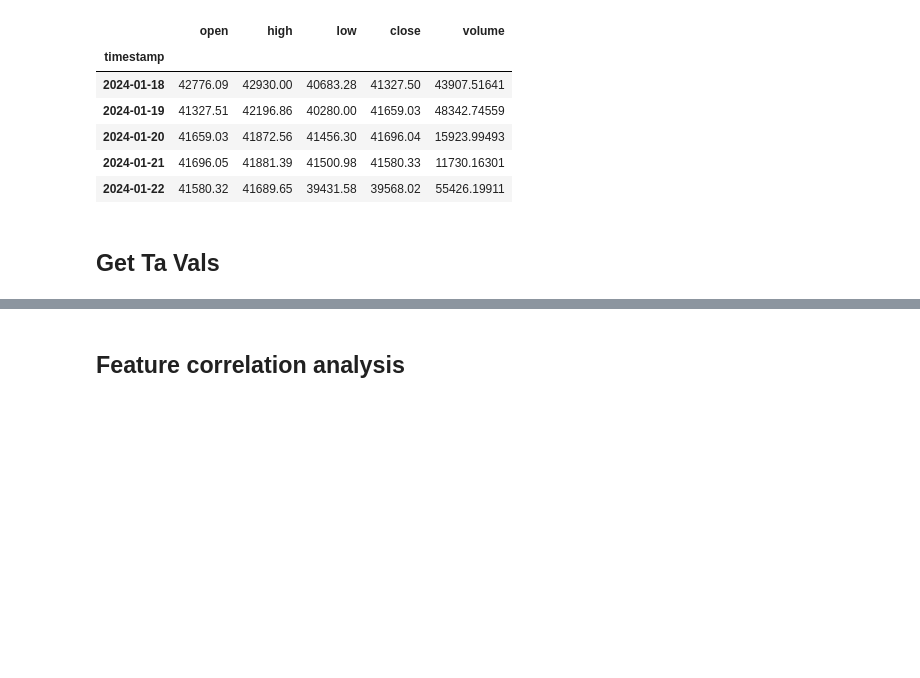
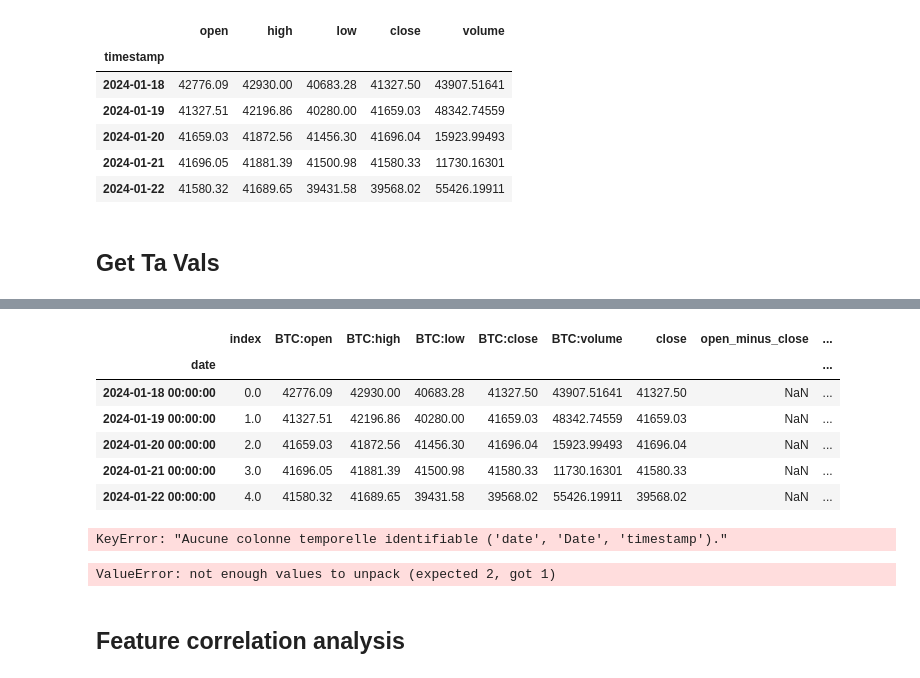
Before and after one commit to nicolassalok1/TimeSeries, a Jupyter notebook: chapter11/TensorTrade_Optuna_orig.ipynb, the cells around one changed output, grey strips where cells are left out. Cells and saved outputs as stored; diff of their text form; code cells hidden in the pictures; blank space fills up the shorter version.

```diff
--- a/chapter11/TensorTrade_Optuna_orig.ipynb
+++ b/chapter11/TensorTrade_Optuna_orig.ipynb
@@ -274,7 +303,7 @@ df = ta_df
 # %%
 
-df['obv'] = ta.volume.OnBalanceVolumeIndicator(df['close'], df['volume']).on_balance_volume()
-df['atr'] = ta.volatility.AverageTrueRange(df['high'], df['low'], df['close']).average_true_range()
+df['obv'] = ta.volume.OnBalanceVolumeIndicator(df['close'], df['BTC:volume']).on_balance_volume()
+df['atr'] = ta.volatility.AverageTrueRange(df['BTC:high'], df['BTC:low'], df['close']).average_true_range()
 df['bb_upper_cross'] = ta.volatility.BollingerBands(df['close']).bollinger_hband_indicator()
 df['bb_lower_cross'] = ta.volatility.BollingerBands(df['close']).bollinger_lband_indicator()
 df['macd'] = ta.trend.MACD(df['close']).macd()
@@ -298,14 +327,30 @@ for y in df.macd.values:
 # %%
 df['macd_above_zero'] = pd.Series(test)
 df['pre_macd_above_zero'] = df['macd_above_zero'].shift(1)
 df['macd_cross_zero'] = np.where(df['macd_above_zero'] == df['pre_macd_above_zero'], 0, 1)
+
 df = df.drop(['macd', 'macd_signal', 'pre_macd_above_zero', 'macd_above_zero'], axis=1)
-df['macd_cross_zero'][0] = 0
 
-df = df.set_index("date")
+df.loc['macd_cross_zero', 0] = 0
 
-base, quote = symbol.split('_')
-df.columns = [base + ":" + name.lower() for name in df.columns]
+df.head()
+# %% [output]
+|  | index | BTC:open | BTC:high | BTC:low | BTC:close | BTC:volume | close | open_minus_close | ... |
+| date |  |  |  |  |  |  |  |  | ... |
+| 2024-01-18 00:00:00 | 0.0 | 42776.09 | 42930.00 | 40683.28 | 41327.50 | 43907.51641 | 41327.50 | NaN | ... |
+| 2024-01-19 00:00:00 | 1.0 | 41327.51 | 42196.86 | 40280.00 | 41659.03 | 48342.74559 | 41659.03 | NaN | ... |
+| 2024-01-20 00:00:00 | 2.0 | 41659.03 | 41872.56 | 41456.30 | 41696.04 | 15923.99493 | 41696.04 | NaN | ... |
+| 2024-01-21 00:00:00 | 3.0 | 41696.05 | 41881.39 | 41500.98 | 41580.33 | 11730.16301 | 41580.33 | NaN | ... |
+| 2024-01-22 00:00:00 | 4.0 | 41580.32 | 41689.65 | 39431.58 | 39568.02 | 55426.19911 | 39568.02 | NaN | ... |
+# %%
+df = df.set_index("date")
+# %% [output]
+KeyError: "Aucune colonne temporelle identifiable ('date', 'Date', 'timestamp')."
+# %%
+base, quote = symbol.split('_')
+df.columns = [base + ":" + name.lower() for name in df.columns]
+# %% [output]
+ValueError: not enough values to unpack (expected 2, got 1)
 # %% [markdown]
 ## Feature correlation analysis
 # %% [markdown]
```
Also changed, not shown: parts of 2 cells of this notebook.
